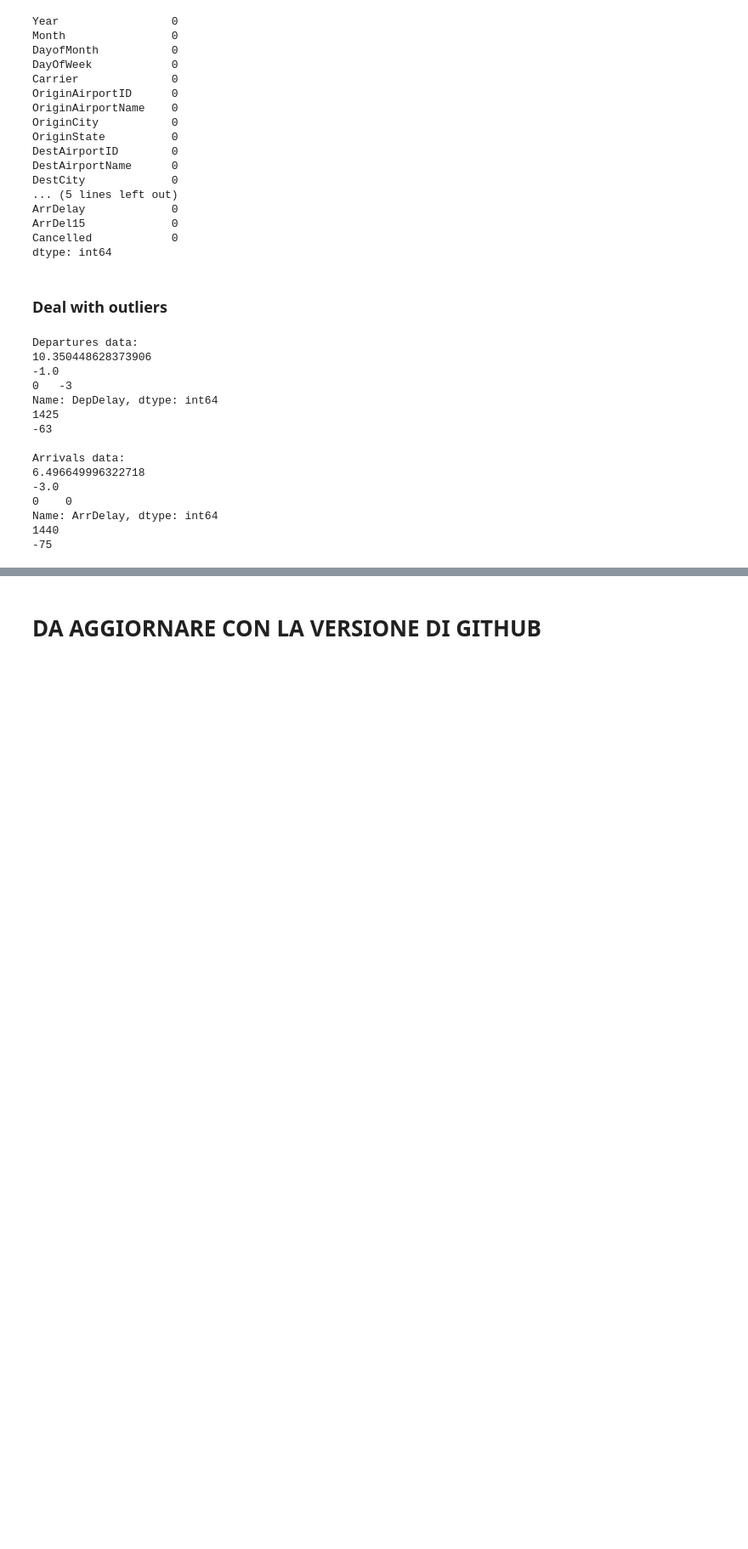
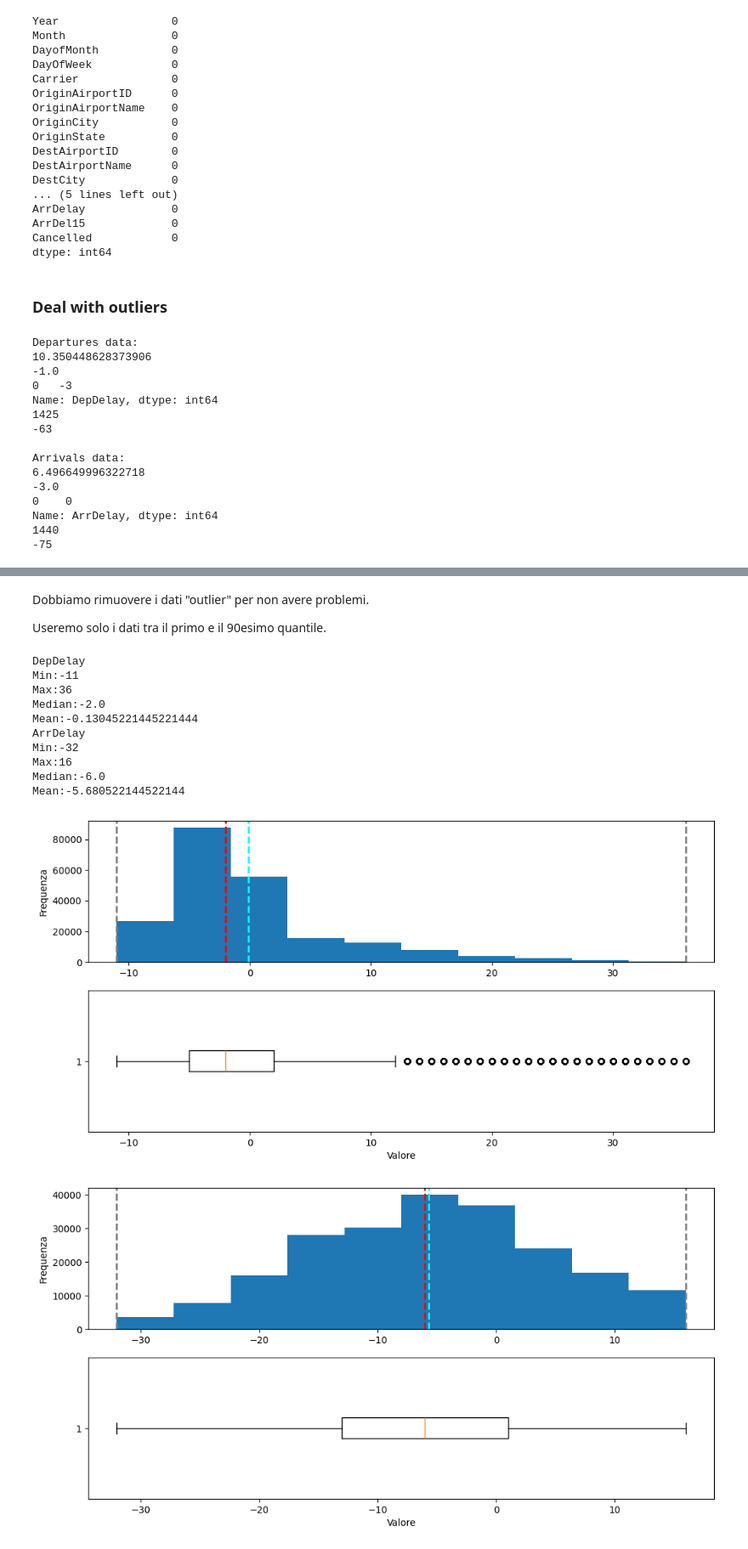
Before and after one commit to riccardodanna/ITS_PrimaRepo, a Jupyter notebook: Esercizio voli.ipynb, the cells around one changed output, grey strips where cells are left out. Shown at 85% size. Drawn from its saved outputs; the diff is of its cells as text; code cells hidden in the pictures; blank space fills up the shorter version.

```diff
--- a/Esercizio voli.ipynb
+++ b/Esercizio voli.ipynb
@@ -116,2 +137,34 @@ def show_distribution (col):
-# %% [markdown]
-# DA AGGIORNARE CON LA VERSIONE DI GITHUB
+# %% [markdown]
+Dobbiamo rimuovere i dati "outlier" per non avere problemi.
+
+Useremo solo i dati tra il primo e il 90esimo quantile.
+# %%
+perc01 = df_flights['DepDelay'].quantile(.01)
+perc90 = df_flights['DepDelay'].quantile(.9)
+
+df_flights = df_flights[df_flights['DepDelay'] > perc01]
+df_flights = df_flights[df_flights['DepDelay'] < perc90]
+
+perc01 = df_flights['ArrDelay'].quantile(.01)
+perc90 = df_flights['ArrDelay'].quantile(.9)
+
+df_flights = df_flights[df_flights['ArrDelay'] > perc01]
+df_flights = df_flights[df_flights['ArrDelay'] < perc90]
+# %%
+# for col in delay_fields:
+#     show_distribution(df_flights[col])
+show_distribution(df_flights['DepDelay'])
+show_distribution(df_flights['ArrDelay'])
+# %% [output]
+DepDelay
+Min:-11
+Max:36
+Median:-2.0
+Mean:-0.13045221445221444
+ArrDelay
+Min:-32
+Max:16
+Median:-6.0
+Mean:-5.680522144522144
+[figure, added]
+[figure, added]
```
Also changed, not shown: parts of 16 cells of this notebook.
